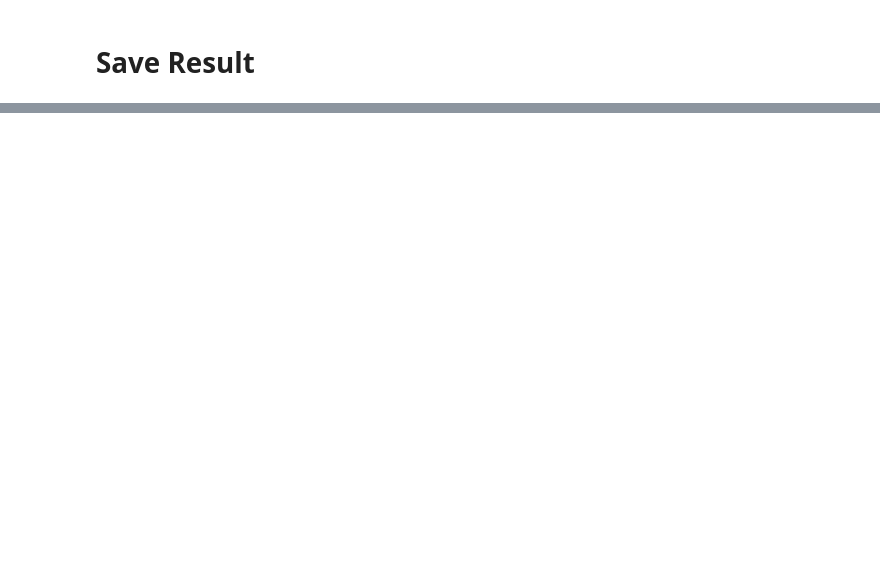
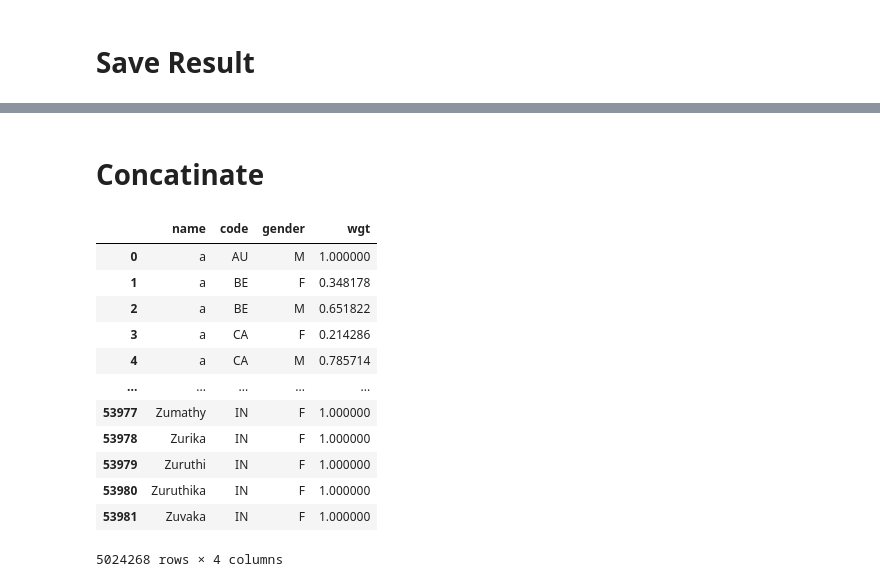
Before and after one commit to 8-pepe/gender, a Jupyter notebook: notebooks/gender-csv.ipynb, the cells around one changed output, grey strips where cells are left out. Saved outputs shown, nothing was run; the diff lists cells and outputs as text; code cells hidden in the pictures; blank space fills up the shorter version.

```diff
--- a/notebooks/gender-csv.ipynb
+++ b/notebooks/gender-csv.ipynb
@@ -422,0 +555,2 @@ df_new.to_csv(path_save, index=False)
+# %%
+unique_data["wgt"] = 1.000000
@@ -422,0 +579,3 @@ df_new.to_csv(path_save, index=False)
+# %%
+duplicated_data.columns = ['name', 'code', 'gender', 'wgt']
+unique_data.columns = ['name', 'code', 'gender', 'wgt']
@@ -422,0 +586,2 @@ df_new.to_csv(path_save, index=False)
+# %%
+unique_data["gender"] = unique_data["gender"].apply(lambda x: x.upper())
@@ -422,0 +618,20 @@ df_new.to_csv(path_save, index=False)
+# %% [markdown]
+# Concatinate
+# %%
+data_extended = pd.concat([data, unique_data], axis=0)
+# %%
+data_extended
+# %% [output]
+|  | name | code | gender | wgt |
+| 0 | a | AU | M | 1.000000 |
+| 1 | a | BE | F | 0.348178 |
+| 2 | a | BE | M | 0.651822 |
+| 3 | a | CA | F | 0.214286 |
+| 4 | a | CA | M | 0.785714 |
+| ... | ... | ... | ... | ... |
+| 53977 | Zumathy | IN | F | 1.000000 |
+| 53978 | Zurika | IN | F | 1.000000 |
+| 53979 | Zuruthi | IN | F | 1.000000 |
+| 53980 | Zuruthika | IN | F | 1.000000 |
+| 53981 | Zuvaka | IN | F | 1.000000 |
+5024268 rows × 4 columns
```
Also changed, not shown: parts of 57 cells of this notebook, 9 other files.
